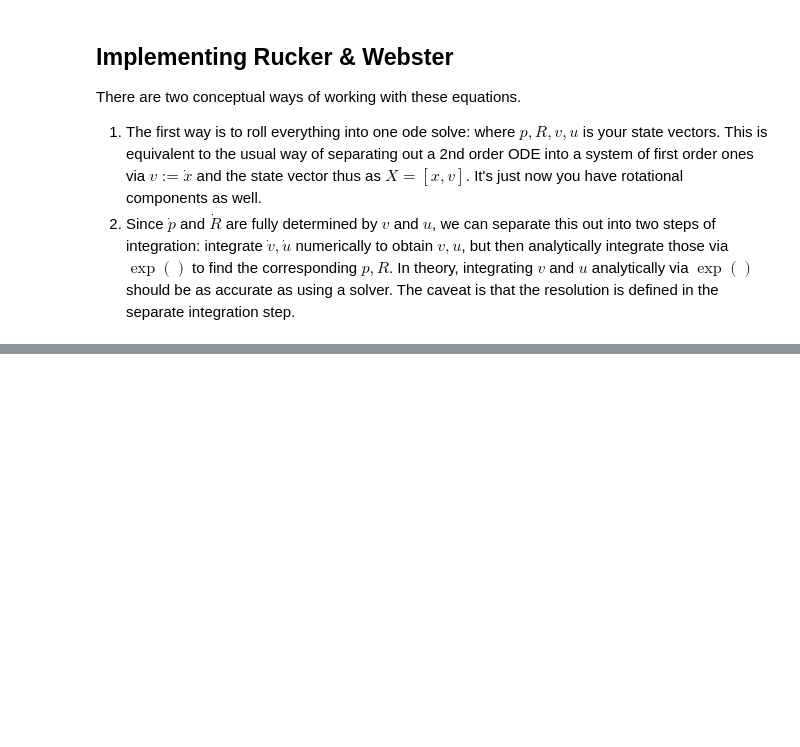
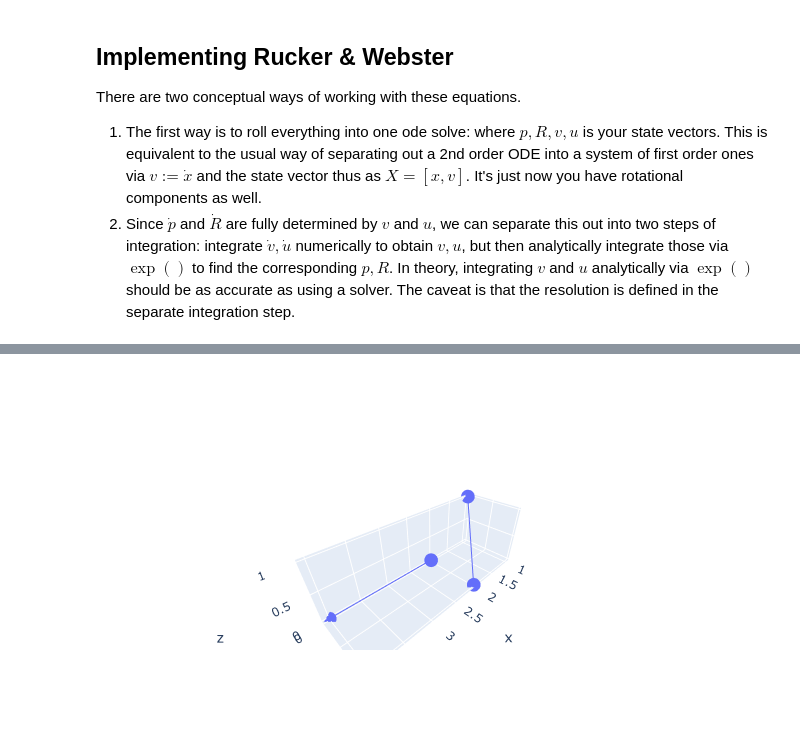
Before and after one commit to olincollege/scicomp-p4-cosseart, a Jupyter notebook: cosserat_explorations.ipynb, the cells around one changed output, grey strips where cells are left out. Cells and saved outputs as stored; diff of their text form; code cells hidden in the pictures; blank space fills up the shorter version.

```diff
--- a/cosserat_explorations.ipynb
+++ b/cosserat_explorations.ipynb
@@ -146,0 +277,10 @@ fig2.update_layout(scene=dict(aspectmode="data"), width=800, height=600)
+# %%
+test_fig = go.Figure()
+test_fig.add_trace(go.Scatter3d(
+    x=np.array([1, 2, None, 3, 4]),
+    y=np.array([0, 1, None, 1, 0]),
+    z=np.array([1, 0, None, 1, 0])
+))
+test_fig.show()
+# %% [output]
+[figure, added]
```
Also changed, not shown: parts of 9 cells of this notebook.
